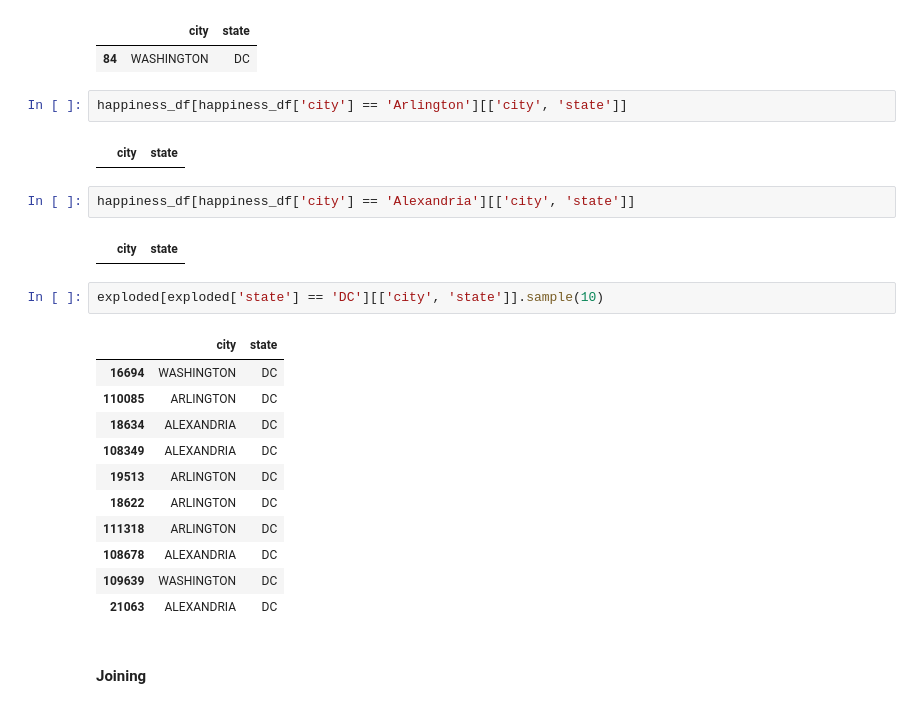
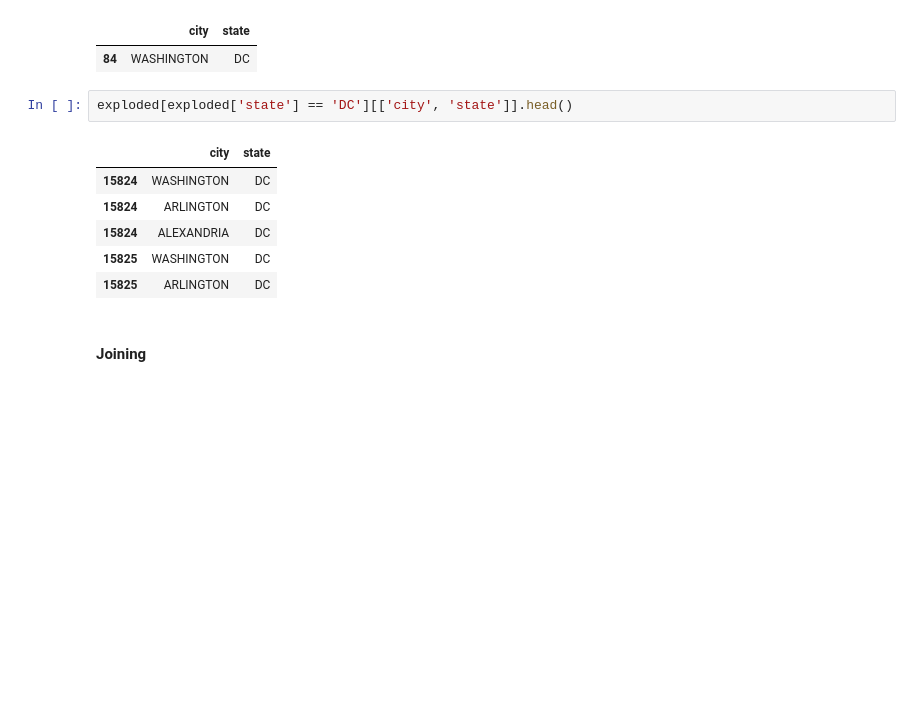
Before and after one commit to haleyej/330_final_project, a Jupyter notebook: process_data.ipynb, the cells around one changed output. Cells and saved outputs as stored; diff of their text form; blank space fills up the shorter version.

```diff
--- a/process_data.ipynb
+++ b/process_data.ipynb
@@ -143,28 +145,15 @@ happiness_df[happiness_df['state'] == 'DC'][['city', 'state']]
 # %% [output]
 |  | city | state |
 | 84 | WASHINGTON | DC |
-# %%
-happiness_df[happiness_df['city'] == 'Arlington'][['city', 'state']]
-# %% [output]
-|  | city | state |
-# %%
-happiness_df[happiness_df['city'] == 'Alexandria'][['city', 'state']]
-# %% [output]
-|  | city | state |
 # %%
-exploded[exploded['state'] == 'DC'][['city', 'state']].sample(10)
+exploded[exploded['state'] == 'DC'][['city', 'state']].head()
 # %% [output]
 |  | city | state |
-| 16694 | WASHINGTON | DC |
-| 110085 | ARLINGTON | DC |
-| 18634 | ALEXANDRIA | DC |
-| 108349 | ALEXANDRIA | DC |
-| 19513 | ARLINGTON | DC |
-| 18622 | ARLINGTON | DC |
-| 111318 | ARLINGTON | DC |
-| 108678 | ALEXANDRIA | DC |
-| 109639 | WASHINGTON | DC |
-| 21063 | ALEXANDRIA | DC |
+| 15824 | WASHINGTON | DC |
+| 15824 | ARLINGTON | DC |
+| 15824 | ALEXANDRIA | DC |
+| 15825 | WASHINGTON | DC |
+| 15825 | ARLINGTON | DC |
 # %% [markdown]
 <h4>Joining</h4>
 # %%
```
Also changed, not shown: parts of 20 cells of this notebook.
